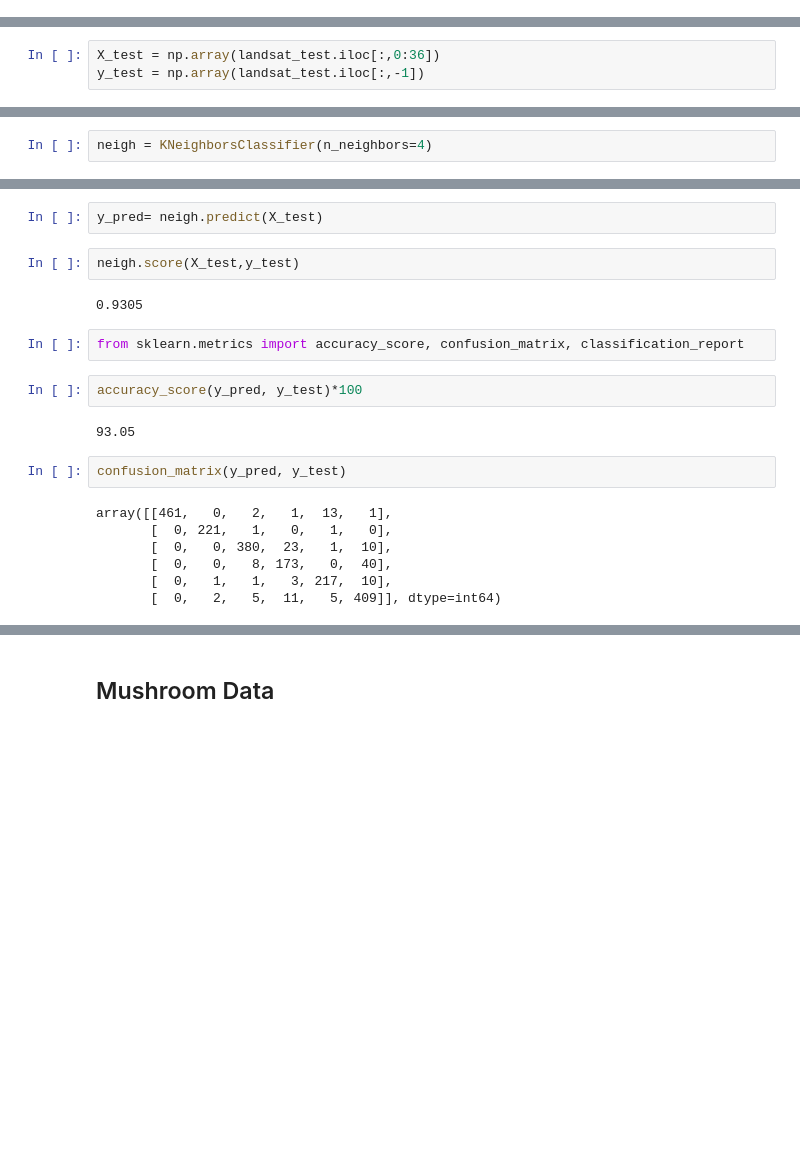
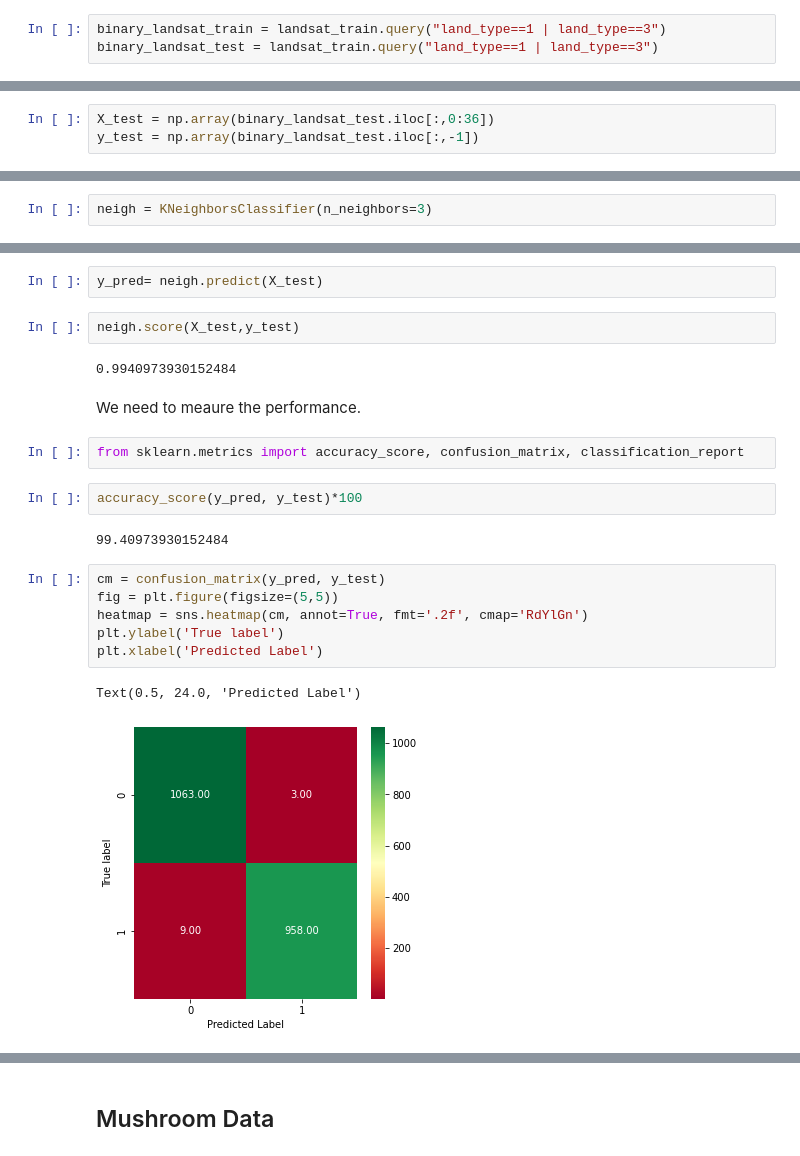
Before and after one commit to r2klabs/MachineLearningExamples, a Jupyter notebook: knn.ipynb, the cells around one changed output, grey strips where cells are left out. Cells and saved outputs as stored; diff of their text form; blank space fills up the shorter version.

```diff
--- a/knn.ipynb
+++ b/knn.ipynb
@@ -96 +111,4 @@ landsat_test.head()
+# %%
+binary_landsat_train = landsat_train.query("land_type==1 | land_type==3")
+binary_landsat_test = landsat_train.query("land_type==1 | land_type==3")
 # %%
@@ -110,3 +128,3 @@ y_train = np.array(landsat_train.iloc[:,-1])
 # %%
-X_test = np.array(landsat_test.iloc[:,0:36])
-y_test = np.array(landsat_test.iloc[:,-1])
+X_test = np.array(binary_landsat_test.iloc[:,0:36])
+y_test = np.array(binary_landsat_test.iloc[:,-1])
@@ -113,5 +133,5 @@ y_test = np.array(landsat_test.iloc[:,-1])
 # %%
-neigh = KNeighborsClassifier(n_neighbors=4)
+neigh = KNeighborsClassifier(n_neighbors=3)
 # %%
 neigh.fit(X_test, y_test)
 # %% [output]
@@ -121,19 +143,21 @@ y_pred= neigh.predict(X_test)
 # %%
 neigh.score(X_test,y_test)
 # %% [output]
-0.9305
+0.9940973930152484
+# %% [markdown]
+We need to meaure the performance.
 # %%
 from sklearn.metrics import accuracy_score, confusion_matrix, classification_report
 # %%
 accuracy_score(y_pred, y_test)*100
 # %% [output]
-93.05
+99.40973930152484
-# %%
-confusion_matrix(y_pred, y_test)
-# %% [output]
-array([[461,   0,   2,   1,  13,   1],
-       [  0, 221,   1,   0,   1,   0],
-       [  0,   0, 380,  23,   1,  10],
-       [  0,   0,   8, 173,   0,  40],
-       [  0,   1,   1,   3, 217,  10],
-       [  0,   2,   5,  11,   5, 409]], dtype=int64)
+# %%
+cm = confusion_matrix(y_pred, y_test)
+fig = plt.figure(figsize=(5,5))
+heatmap = sns.heatmap(cm, annot=True, fmt='.2f', cmap='RdYlGn')
+plt.ylabel('True label')
+plt.xlabel('Predicted Label')
+# %% [output]
+Text(0.5, 24.0, 'Predicted Label')
+[figure, added]
```
Also changed, not shown: parts of 16 cells of this notebook.
